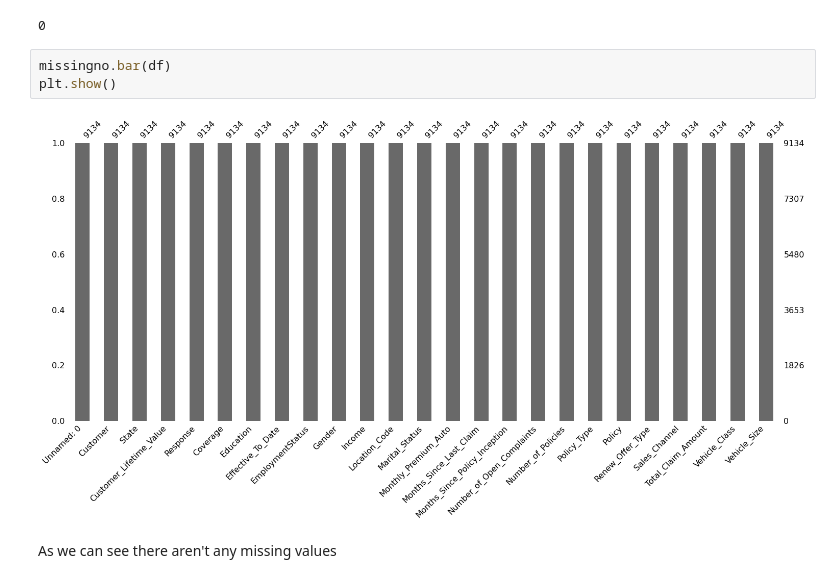
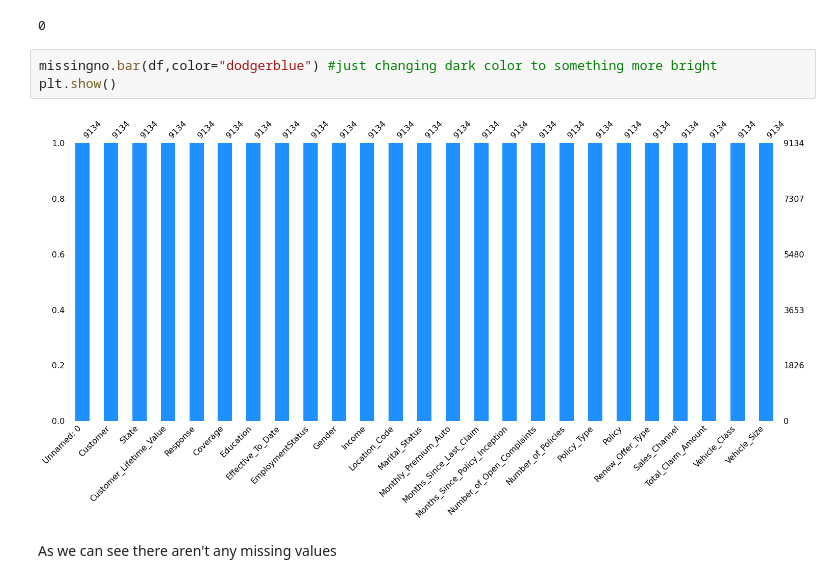
Before and after one commit to armine-pyan/Data_vis, a Jupyter notebook: HW1_EDA.ipynb, the cells around one changed output. Saved outputs shown, nothing was run; the diff lists cells and outputs as text.

```diff
--- a/HW1_EDA.ipynb
+++ b/HW1_EDA.ipynb
@@ -77,10 +77,10 @@ df.duplicated().sum()
 # %% [output]
 0
 # %%
-missingno.bar(df)
+missingno.bar(df,color="dodgerblue") #just changing dark color to something more bright
 plt.show()
 # %% [output]
-[figure, old version]
+[figure, new version]
 # %% [markdown]
 As we can see there aren't any missing values
 # %%
```
Also changed, not shown: parts of 8 cells of this notebook.
